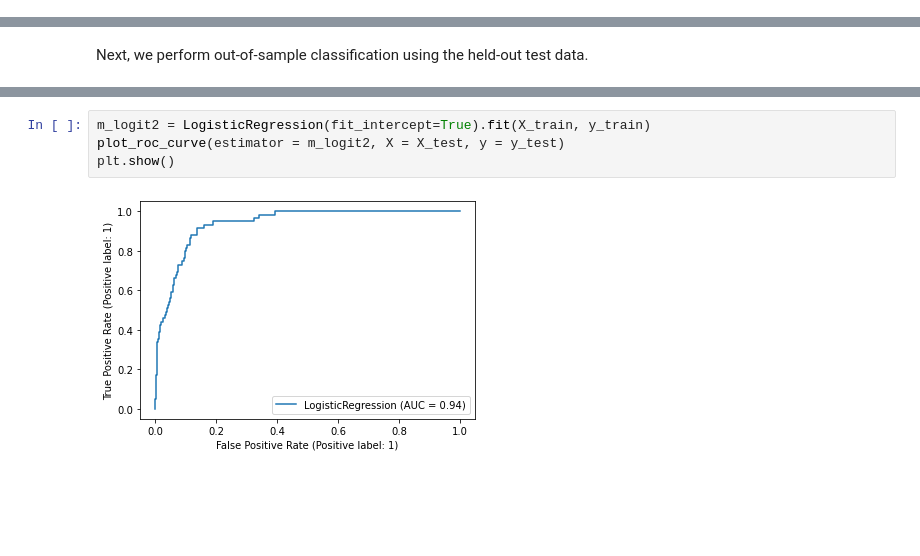
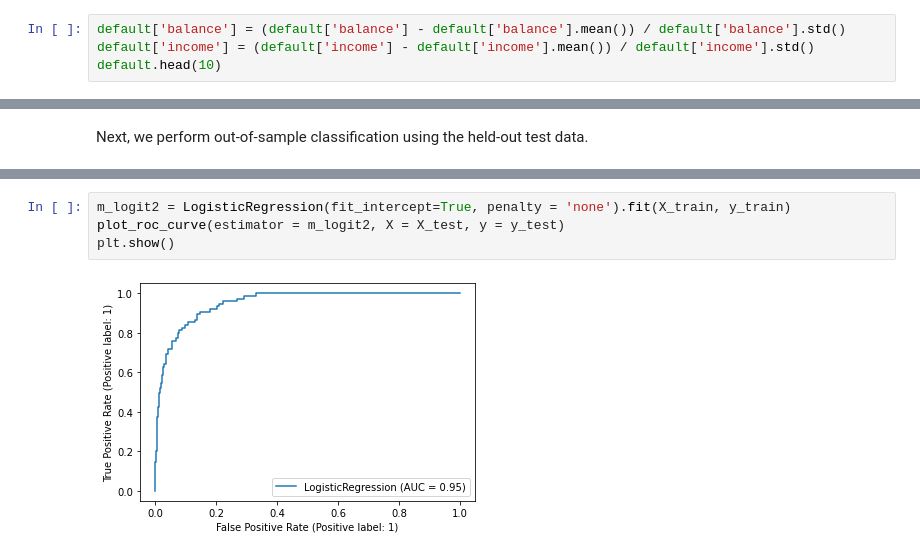
Before and after one commit to ssc-datascience/pythonjupyter_wshop2021, a Jupyter notebook: ssc2021_workshop_regressions.ipynb, the cells around one changed output, grey strips where cells are left out. Saved outputs shown, nothing was run; the diff lists cells and outputs as text; blank space fills up the shorter version.

```diff
--- a/ssc2021_workshop_regressions.ipynb
+++ b/ssc2021_workshop_regressions.ipynb
@@ -648,0 +620,4 @@ default.head(10)
+# %%
+default['balance'] = (default['balance'] - default['balance'].mean()) / default['balance'].std()
+default['income'] = (default['income'] - default['income'].mean()) / default['income'].std()
+default.head(10)
@@ -735,6 +724,6 @@ np.mean(test_label_true == test_label_pred)
 # %%
-m_logit2 = LogisticRegression(fit_intercept=True).fit(X_train, y_train)
+m_logit2 = LogisticRegression(fit_intercept=True, penalty = 'none').fit(X_train, y_train)
 plot_roc_curve(estimator = m_logit2, X = X_test, y = y_test)
 plt.show()
 # %% [output]
-[figure, old version]
+[figure, new version]
```
Also changed, not shown: parts of 12 cells of this notebook.
